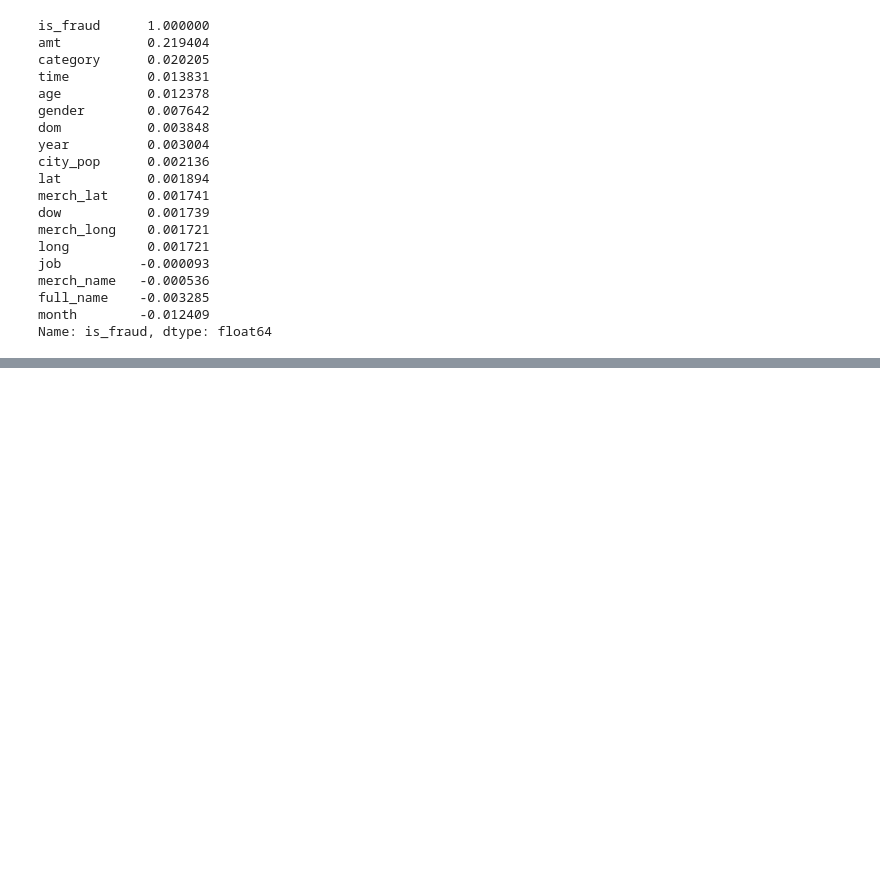
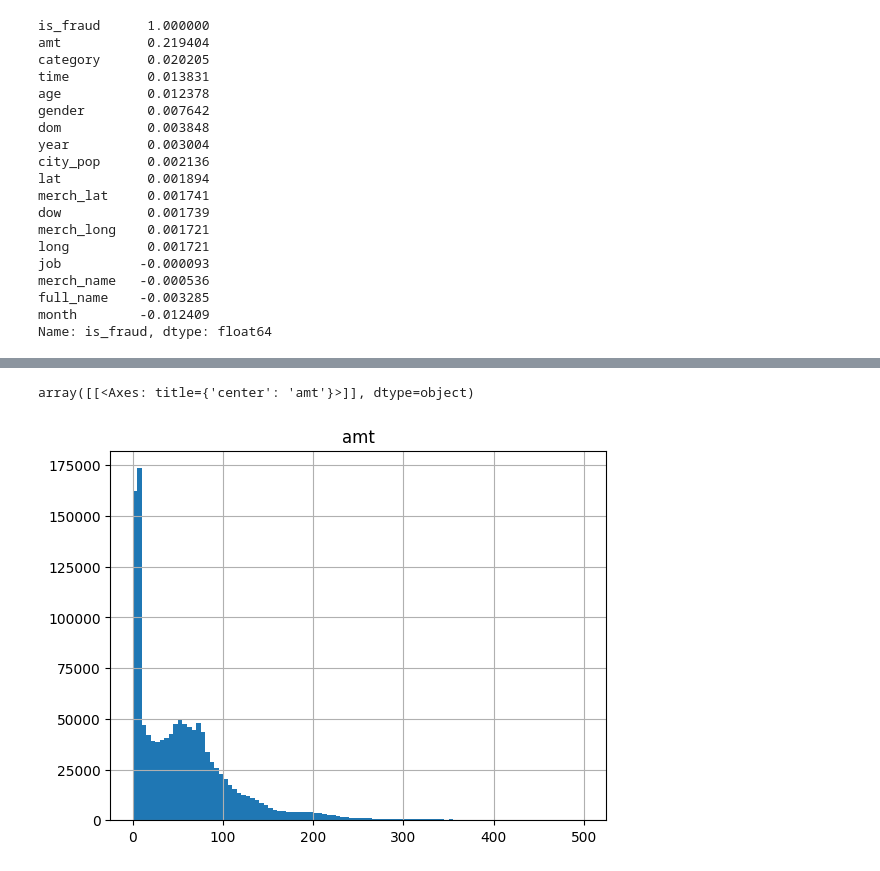
Before and after one commit to SenZmaKi/NyakaMwizi, a Jupyter notebook: nyakamwizi.ipynb, the cells around one changed output, grey strips where cells are left out. Saved outputs shown, nothing was run; the diff lists cells and outputs as text; code cells hidden in the pictures; blank space fills up the shorter version.

```diff
--- a/nyakamwizi.ipynb
+++ b/nyakamwizi.ipynb
@@ -98,0 +106,6 @@ Name: is_fraud, dtype: float64
+# %%
+transactions_encoded.hist(column="amt", range=(0, 500), bins=100)
+#The usual range of the amount transacted seems to be betwwen 0 and 500
+# %% [output]
+array([[<Axes: title={'center': 'amt'}>]], dtype=object)
+[figure, added]
```
Also changed, not shown: parts of 13 cells of this notebook.
